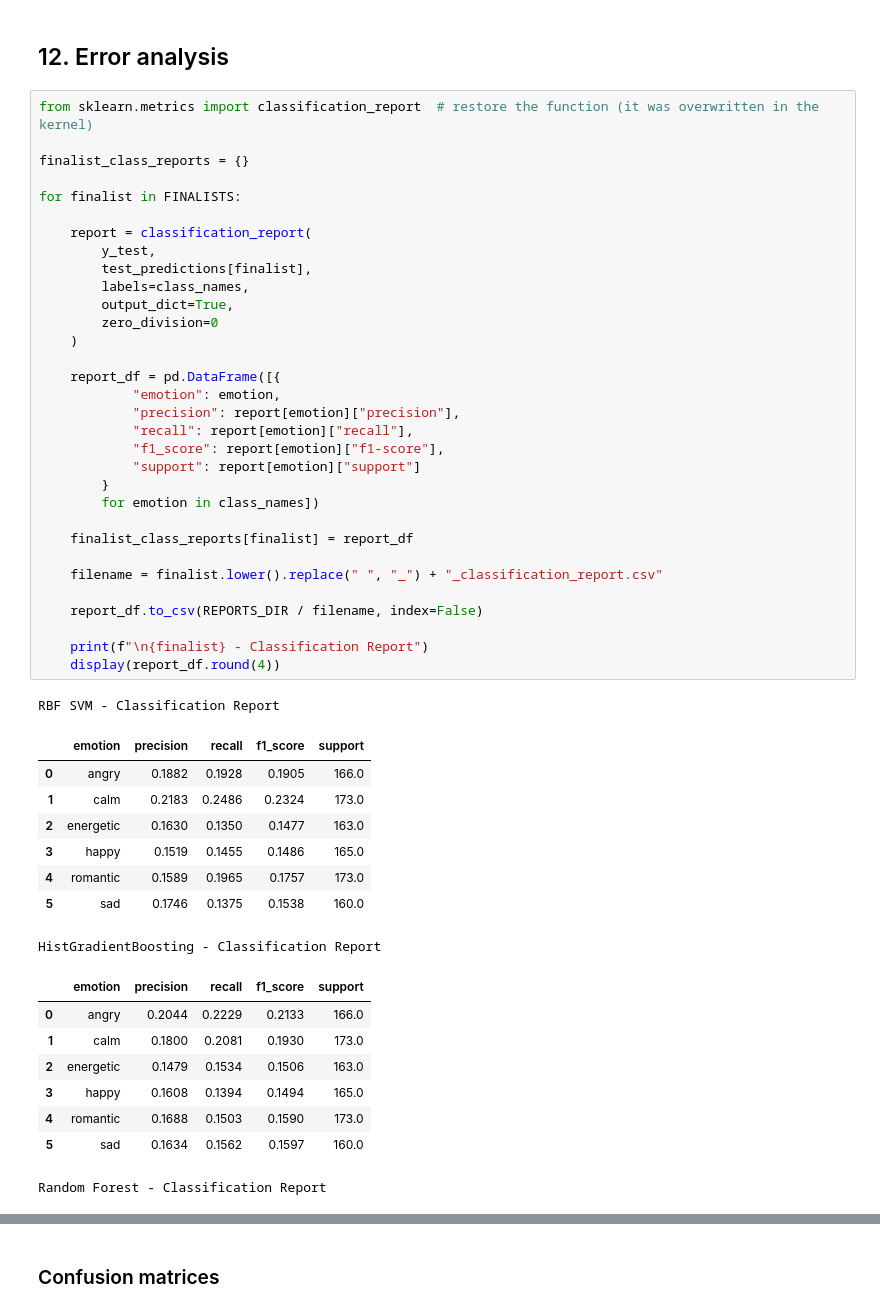
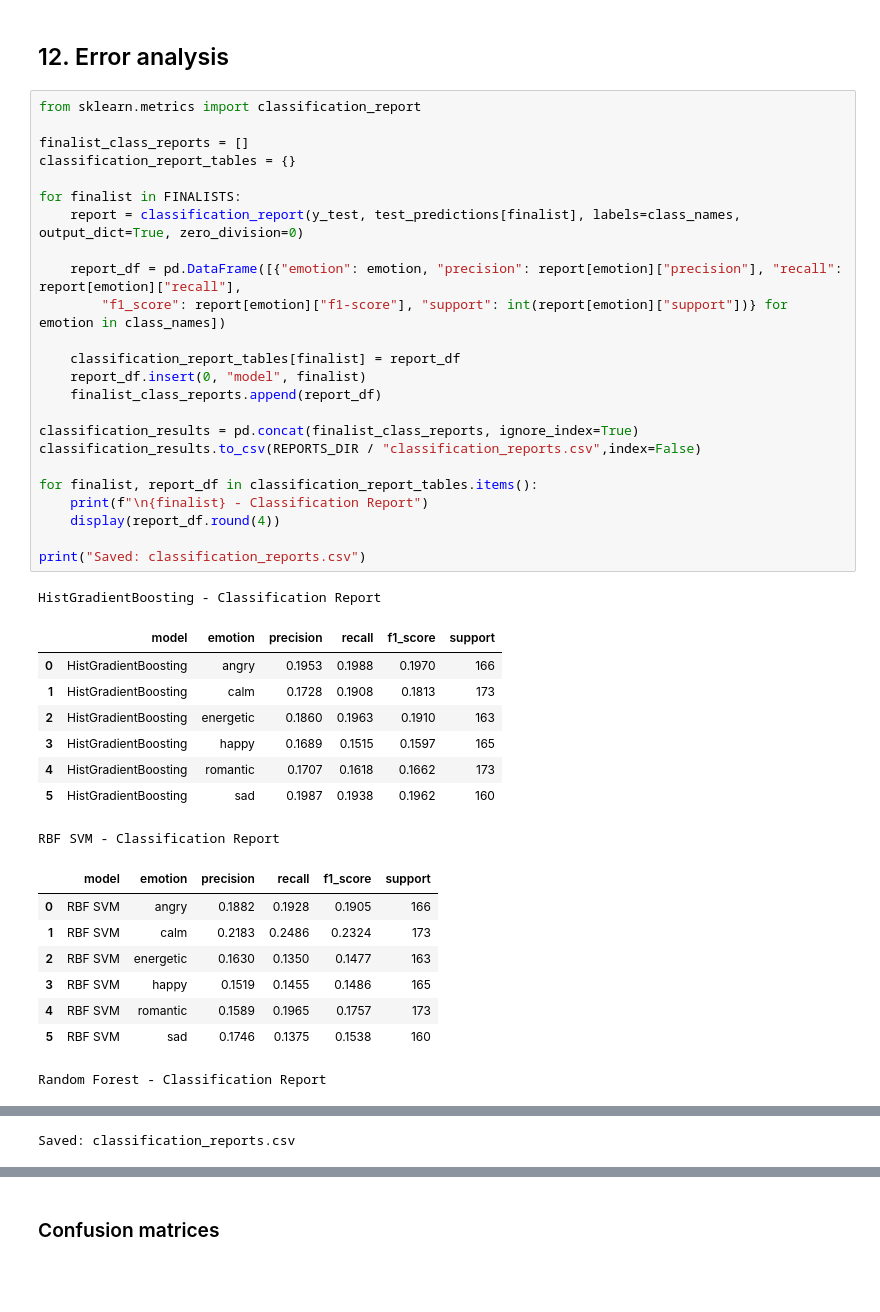
Before and after one commit to justinseeuoit/machine-learning-course-project, a Jupyter notebook: notebooks/3.0-experiments.ipynb, the cells around one changed output, grey strips where cells are left out. Cells and saved outputs as stored; diff of their text form; blank space fills up the shorter version.

Commit message:
fixed file outputs for sections 12 and 13

```diff
--- a/notebooks/3.0-experiments.ipynb
+++ b/notebooks/3.0-experiments.ipynb
@@ -841,52 +840,44 @@ Saved: reports\phase_results\main_results_table.csv
 # %% [markdown]
 ## 12. Error analysis
 # %%
-from sklearn.metrics import classification_report  # restore the function (it was overwritten in the kernel)
+from sklearn.metrics import classification_report
 
-finalist_class_reports = {}
+finalist_class_reports = []
+classification_report_tables = {}
 
 for finalist in FINALISTS:
+    report = classification_report(y_test, test_predictions[finalist], labels=class_names, output_dict=True, zero_division=0)
 
-    report = classification_report(
-        y_test,
-        test_predictions[finalist],
-        labels=class_names,
-        output_dict=True,
-        zero_division=0
-    )
+    report_df = pd.DataFrame([{"emotion": emotion, "precision": report[emotion]["precision"], "recall": report[emotion]["recall"],
+        "f1_score": report[emotion]["f1-score"], "support": int(report[emotion]["support"])} for emotion in class_names])
 
-    report_df = pd.DataFrame([{
-            "emotion": emotion,
-            "precision": report[emotion]["precision"],
-            "recall": report[emotion]["recall"],
-            "f1_score": report[emotion]["f1-score"],
-            "support": report[emotion]["support"]
-        }
-        for emotion in class_names])
+    classification_report_tables[finalist] = report_df
+    report_df.insert(0, "model", finalist)
+    finalist_class_reports.append(report_df)
 
-    finalist_class_reports[finalist] = report_df
+classification_results = pd.concat(finalist_class_reports, ignore_index=True)
+classification_results.to_csv(REPORTS_DIR / "classification_reports.csv",index=False)
 
-    filename = finalist.lower().replace(" ", "_") + "_classification_report.csv"
-
-    report_df.to_csv(REPORTS_DIR / filename, index=False)
-
+for finalist, report_df in classification_report_tables.items():
     print(f"\n{finalist} - Classification Report")
     display(report_df.round(4))
+
+print("Saved: classification_reports.csv")
 # %% [output]
-RBF SVM - Classification Report
+HistGradientBoosting - Classification Report
-|  | emotion | precision | recall | f1_score | support |
-| 0 | angry | 0.1882 | 0.1928 | 0.1905 | 166.0 |
-| 1 | calm | 0.2183 | 0.2486 | 0.2324 | 173.0 |
-| 2 | energetic | 0.1630 | 0.1350 | 0.1477 | 163.0 |
-| 3 | happy | 0.1519 | 0.1455 | 0.1486 | 165.0 |
-| 4 | romantic | 0.1589 | 0.1965 | 0.1757 | 173.0 |
-| 5 | sad | 0.1746 | 0.1375 | 0.1538 | 160.0 |
+|  | model | emotion | precision | recall | f1_score | support |
+| 0 | HistGradientBoosting | angry | 0.1953 | 0.1988 | 0.1970 | 166 |
+| 1 | HistGradientBoosting | calm | 0.1728 | 0.1908 | 0.1813 | 173 |
+| 2 | HistGradientBoosting | energetic | 0.1860 | 0.1963 | 0.1910 | 163 |
+| 3 | HistGradientBoosting | happy | 0.1689 | 0.1515 | 0.1597 | 165 |
+| 4 | HistGradientBoosting | romantic | 0.1707 | 0.1618 | 0.1662 | 173 |
+| 5 | HistGradientBoosting | sad | 0.1987 | 0.1938 | 0.1962 | 160 |
-HistGradientBoosting - Classification Report
+RBF SVM - Classification Report
-|  | emotion | precision | recall | f1_score | support |
-| 0 | angry | 0.2044 | 0.2229 | 0.2133 | 166.0 |
-| 1 | calm | 0.1800 | 0.2081 | 0.1930 | 173.0 |
-| 2 | energetic | 0.1479 | 0.1534 | 0.1506 | 163.0 |
-| 3 | happy | 0.1608 | 0.1394 | 0.1494 | 165.0 |
-| 4 | romantic | 0.1688 | 0.1503 | 0.1590 | 173.0 |
-| 5 | sad | 0.1634 | 0.1562 | 0.1597 | 160.0 |
+|  | model | emotion | precision | recall | f1_score | support |
+| 0 | RBF SVM | angry | 0.1882 | 0.1928 | 0.1905 | 166 |
+| 1 | RBF SVM | calm | 0.2183 | 0.2486 | 0.2324 | 173 |
+| 2 | RBF SVM | energetic | 0.1630 | 0.1350 | 0.1477 | 163 |
+| 3 | RBF SVM | happy | 0.1519 | 0.1455 | 0.1486 | 165 |
+| 4 | RBF SVM | romantic | 0.1589 | 0.1965 | 0.1757 | 173 |
+| 5 | RBF SVM | sad | 0.1746 | 0.1375 | 0.1538 | 160 |
 Random Forest - Classification Report
@@ -900 +891,2 @@ Random Forest - Classification Report
+Saved: classification_reports.csv
 # %%
```
Also changed, not shown: parts of 12 cells of this notebook, 12 other files.
